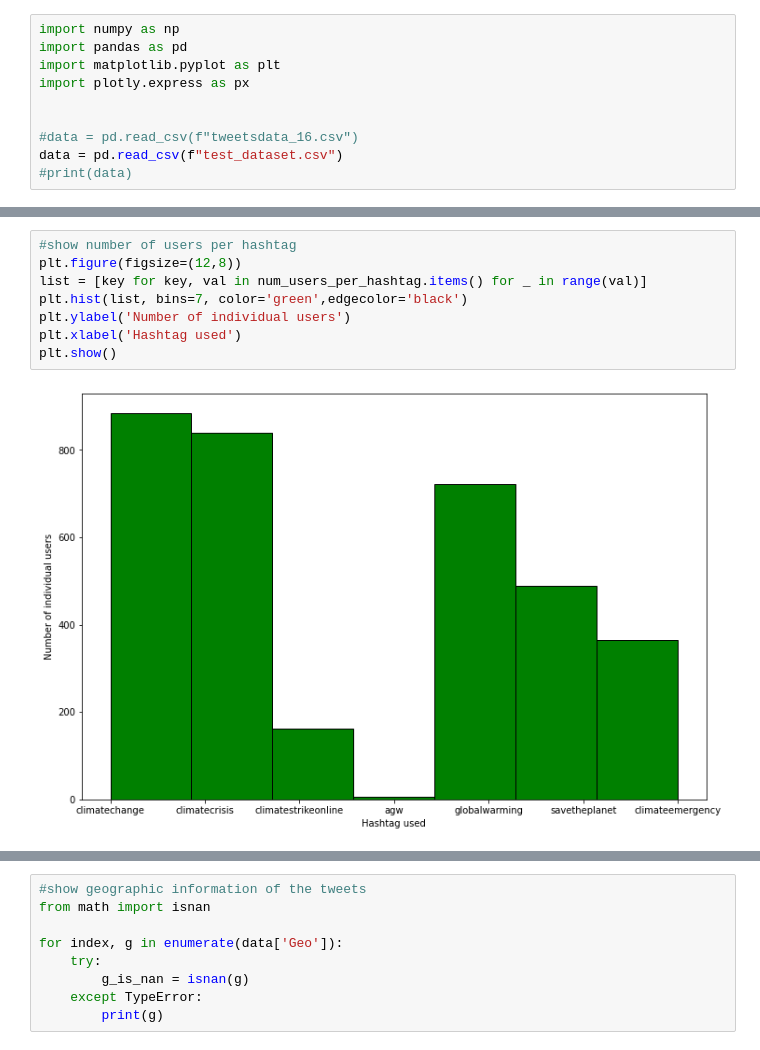
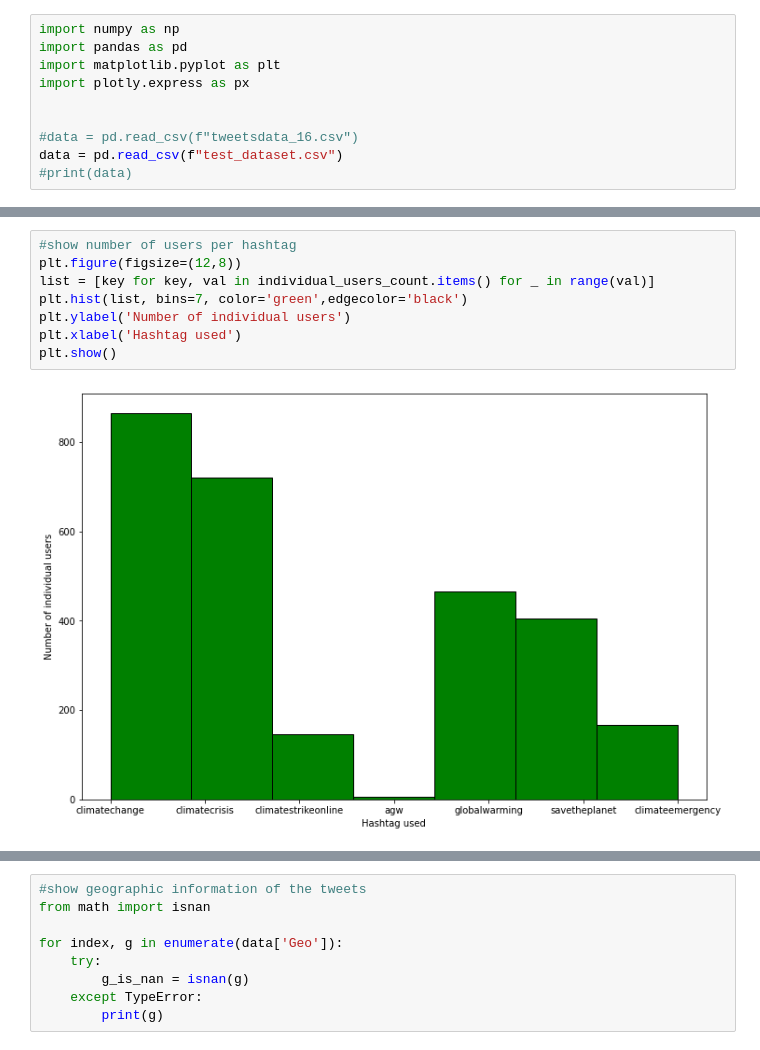
Before and after one commit to latolli/tweet-analysis, a Jupyter notebook: twitter_graphs.ipynb, the cells around one changed output, grey strips where cells are left out. Drawn from its saved outputs; the diff is of its cells as text.

```diff
--- a/twitter_graphs.ipynb
+++ b/twitter_graphs.ipynb
@@ -99,11 +59,11 @@ plt.show()
 # %%
 #show number of users per hashtag
 plt.figure(figsize=(12,8))
-list = [key for key, val in num_users_per_hashtag.items() for _ in range(val)]
+list = [key for key, val in individual_users_count.items() for _ in range(val)]
 plt.hist(list, bins=7, color='green',edgecolor='black')
 plt.ylabel('Number of individual users')
 plt.xlabel('Hashtag used')
 plt.show()
 # %% [output]
-[figure, old version]
+[figure, new version]
 # %%
```
Also changed, not shown: parts of 8 cells of this notebook.
